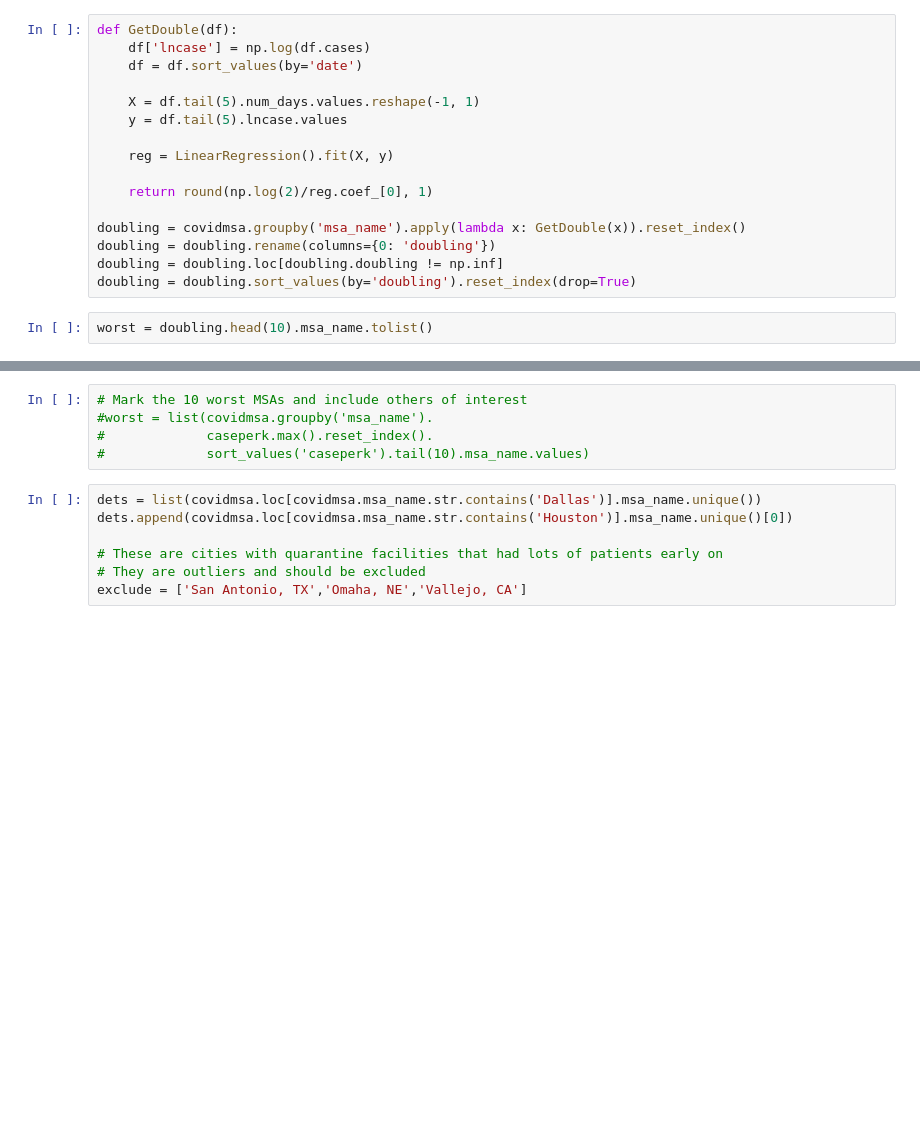
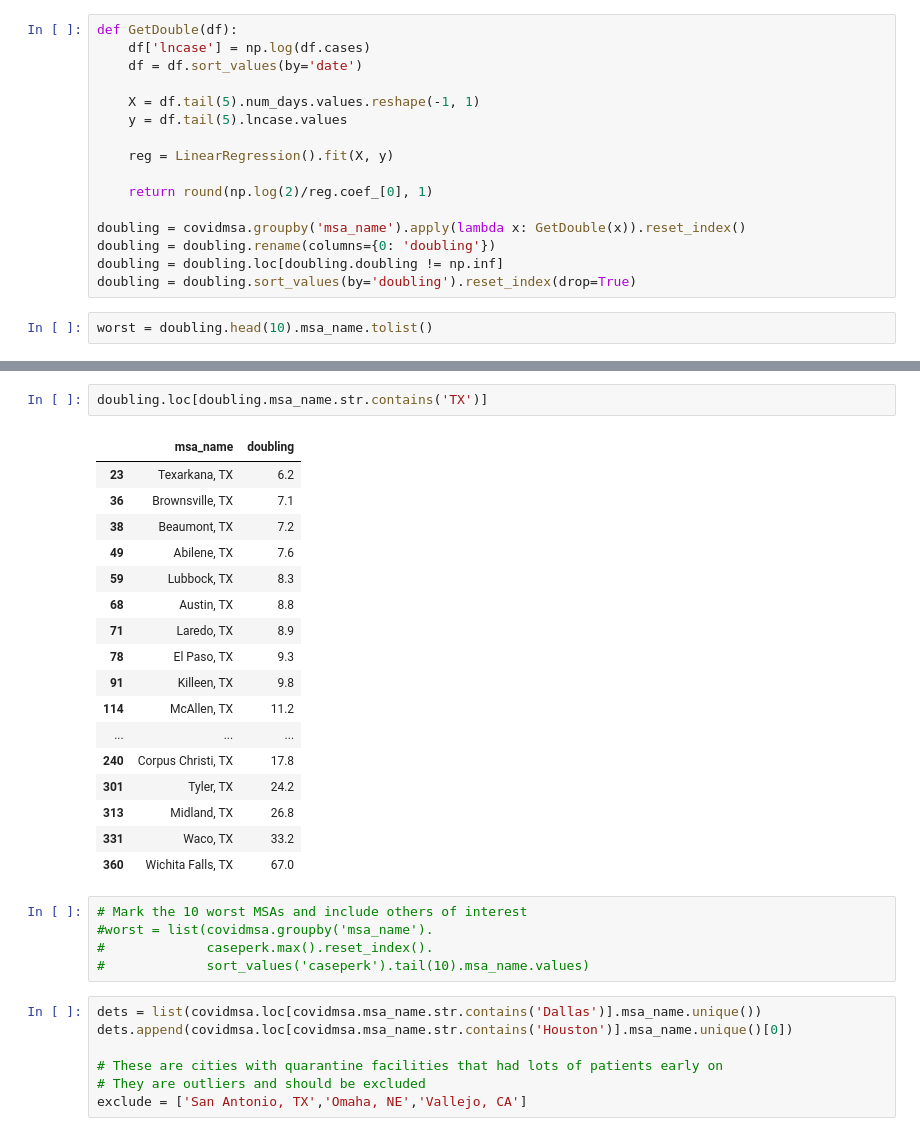
Before and after one commit to dri3s/covidviz, a Jupyter notebook: percap_grah.ipynb, the cells around one changed output, grey strips where cells are left out. Drawn from its saved outputs; the diff is of its cells as text; blank space fills up the shorter version.

```diff
--- a/percap_grah.ipynb
+++ b/percap_grah.ipynb
@@ -104,3 +108,23 @@ worst = doubling.head(10).msa_name.tolist()
+# %%
+doubling.loc[doubling.msa_name.str.contains('TX')]
+# %% [output]
+|  | msa_name | doubling |
+| 23 | Texarkana, TX | 6.2 |
+| 36 | Brownsville, TX | 7.1 |
+| 38 | Beaumont, TX | 7.2 |
+| 49 | Abilene, TX | 7.6 |
+| 59 | Lubbock, TX | 8.3 |
+| 68 | Austin, TX | 8.8 |
+| 71 | Laredo, TX | 8.9 |
+| 78 | El Paso, TX | 9.3 |
+| 91 | Killeen, TX | 9.8 |
+| 114 | McAllen, TX | 11.2 |
+| ... | ... | ... |
+| 240 | Corpus Christi, TX | 17.8 |
+| 301 | Tyler, TX | 24.2 |
+| 313 | Midland, TX | 26.8 |
+| 331 | Waco, TX | 33.2 |
+| 360 | Wichita Falls, TX | 67.0 |
 # %%
 # Mark the 10 worst MSAs and include others of interest
 #worst = list(covidmsa.groupby('msa_name').
```
Also changed, not shown: parts of 4 cells of this notebook.
